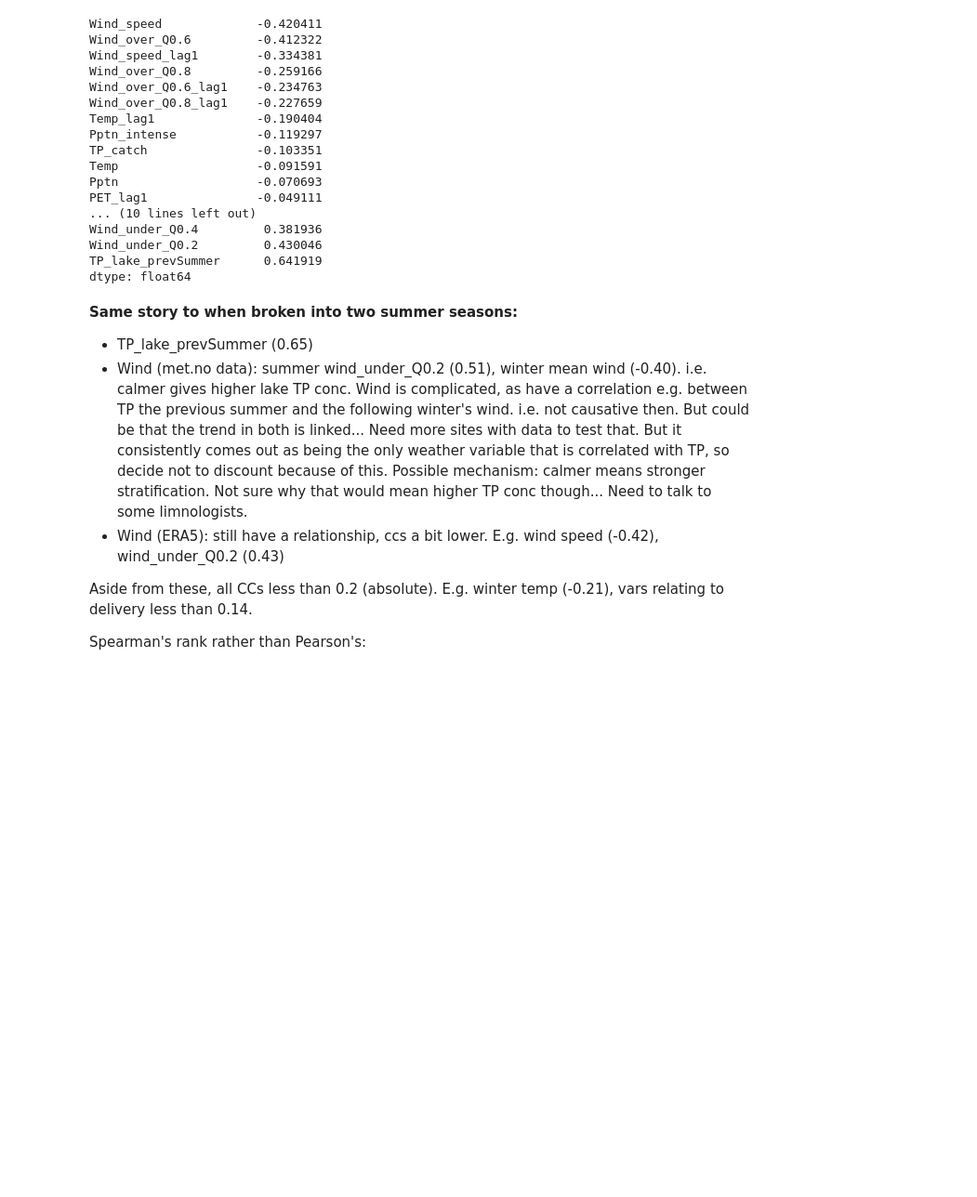
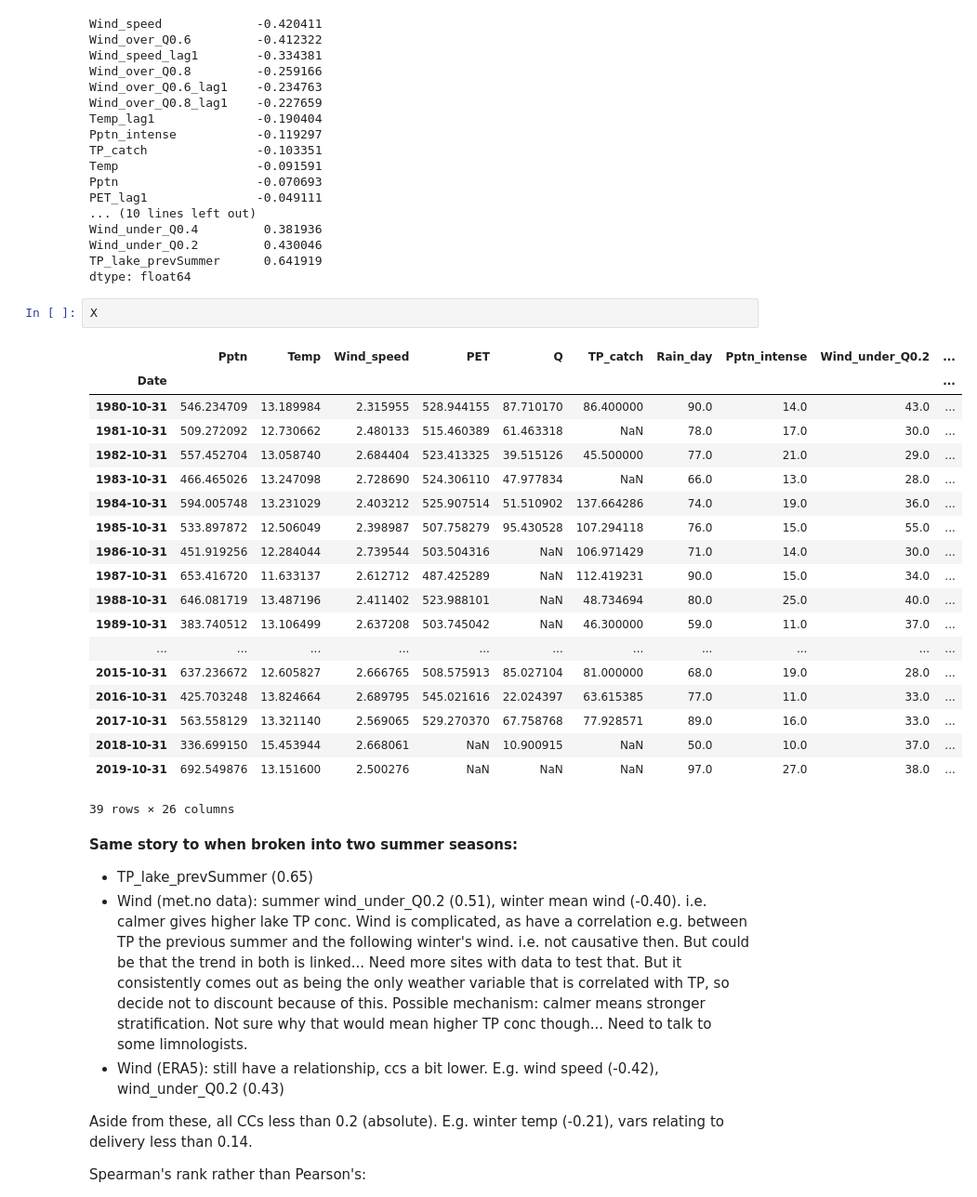
Before and after one commit to NIVANorge/seasonal_forecasting_watexr, a Jupyter notebook: Norway_Morsa/BayesianNetwork/Notebooks/01_data_preprocess_and_stats.ipynb, the cells around one changed output. Shown at 93% size. Saved outputs shown, nothing was run; the diff lists cells and outputs as text; blank space fills up the shorter version.

```diff
--- a/Norway_Morsa/BayesianNetwork/Notebooks/01_data_preprocess_and_stats.ipynb
+++ b/Norway_Morsa/BayesianNetwork/Notebooks/01_data_preprocess_and_stats.ipynb
@@ -681,6 +681,28 @@ Wind_under_Q0.4         0.381936
 Wind_under_Q0.2         0.430046
 TP_lake_prevSummer      0.641919
 dtype: float64
+# %%
+X
+# %% [output]
+|  | Pptn | Temp | Wind_speed | PET | Q | TP_catch | Rain_day | Pptn_intense | Wind_under_Q0.2 | ... |
+| Date |  |  |  |  |  |  |  |  |  | ... |
+| 1980-10-31 | 546.234709 | 13.189984 | 2.315955 | 528.944155 | 87.710170 | 86.400000 | 90.0 | 14.0 | 43.0 | ... |
+| 1981-10-31 | 509.272092 | 12.730662 | 2.480133 | 515.460389 | 61.463318 | NaN | 78.0 | 17.0 | 30.0 | ... |
+| 1982-10-31 | 557.452704 | 13.058740 | 2.684404 | 523.413325 | 39.515126 | 45.500000 | 77.0 | 21.0 | 29.0 | ... |
+| 1983-10-31 | 466.465026 | 13.247098 | 2.728690 | 524.306110 | 47.977834 | NaN | 66.0 | 13.0 | 28.0 | ... |
+| 1984-10-31 | 594.005748 | 13.231029 | 2.403212 | 525.907514 | 51.510902 | 137.664286 | 74.0 | 19.0 | 36.0 | ... |
+| 1985-10-31 | 533.897872 | 12.506049 | 2.398987 | 507.758279 | 95.430528 | 107.294118 | 76.0 | 15.0 | 55.0 | ... |
+| 1986-10-31 | 451.919256 | 12.284044 | 2.739544 | 503.504316 | NaN | 106.971429 | 71.0 | 14.0 | 30.0 | ... |
+| 1987-10-31 | 653.416720 | 11.633137 | 2.612712 | 487.425289 | NaN | 112.419231 | 90.0 | 15.0 | 34.0 | ... |
+| 1988-10-31 | 646.081719 | 13.487196 | 2.411402 | 523.988101 | NaN | 48.734694 | 80.0 | 25.0 | 40.0 | ... |
+| 1989-10-31 | 383.740512 | 13.106499 | 2.637208 | 503.745042 | NaN | 46.300000 | 59.0 | 11.0 | 37.0 | ... |
+| ... | ... | ... | ... | ... | ... | ... | ... | ... | ... | ... |
+| 2015-10-31 | 637.236672 | 12.605827 | 2.666765 | 508.575913 | 85.027104 | 81.000000 | 68.0 | 19.0 | 28.0 | ... |
+| 2016-10-31 | 425.703248 | 13.824664 | 2.689795 | 545.021616 | 22.024397 | 63.615385 | 77.0 | 11.0 | 33.0 | ... |
+| 2017-10-31 | 563.558129 | 13.321140 | 2.569065 | 529.270370 | 67.758768 | 77.928571 | 89.0 | 16.0 | 33.0 | ... |
+| 2018-10-31 | 336.699150 | 15.453944 | 2.668061 | NaN | 10.900915 | NaN | 50.0 | 10.0 | 37.0 | ... |
+| 2019-10-31 | 692.549876 | 13.151600 | 2.500276 | NaN | NaN | NaN | 97.0 | 27.0 | 38.0 | ... |
+39 rows × 26 columns
 # %% [markdown]
 **Same story to when broken into two summer seasons:**
 - TP_lake_prevSummer (0.65)
```
Also changed, not shown: 42 other files.
